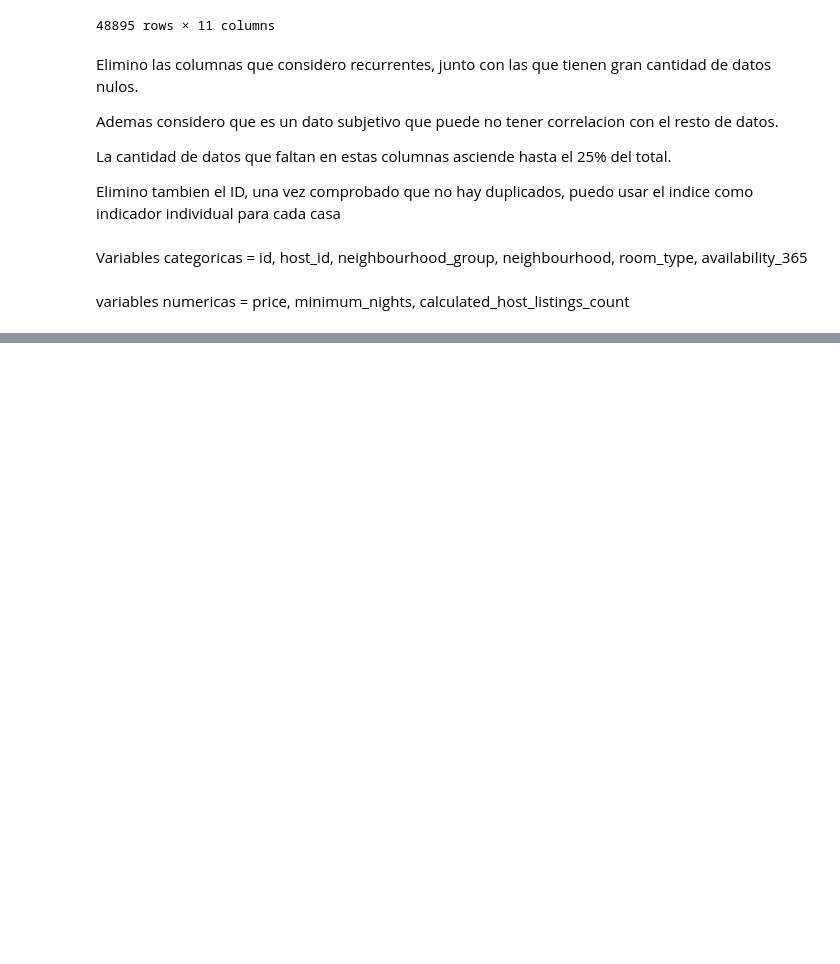
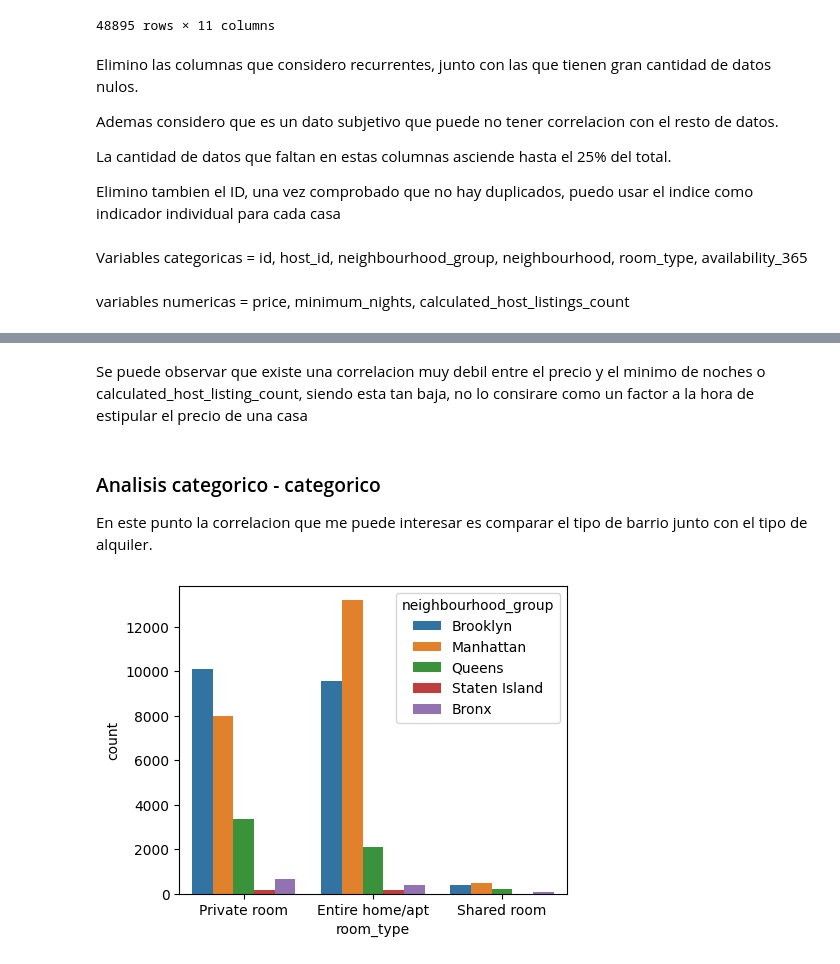
Before and after one commit to Reezo912/Data-preprocessing-project, a Jupyter notebook: src/app.ipynb, the cells around one changed output, grey strips where cells are left out. Cells and saved outputs as stored; diff of their text form; code cells hidden in the pictures; blank space fills up the shorter version.

```diff
--- a/src/app.ipynb
+++ b/src/app.ipynb
@@ -118,0 +167,16 @@ plt.show()
+# %% [markdown]
+Se puede observar que existe una correlacion muy debil entre el precio y el minimo de noches o calculated_host_listing_count, siendo esta tan baja, no lo consirare como un factor a la hora de estipular el precio de una casa
+# %% [markdown]
+### Analisis categorico - categorico
+
+En este punto la correlacion que me puede interesar es comparar el tipo de barrio junto con el tipo de alquiler.
+# %%
+# id, host_id, neighbourhood_group, neighbourhood, room_type, availability_365
+
+fig, axis = plt.subplots(figsize = (5, 4))
+
+sns.countplot(data = df, x = "room_type", hue = "neighbourhood_group")
+
+plt.show()
+# %% [output]
+[figure, added]
```
Also changed, not shown: parts of 10 cells of this notebook, 4 other files.
